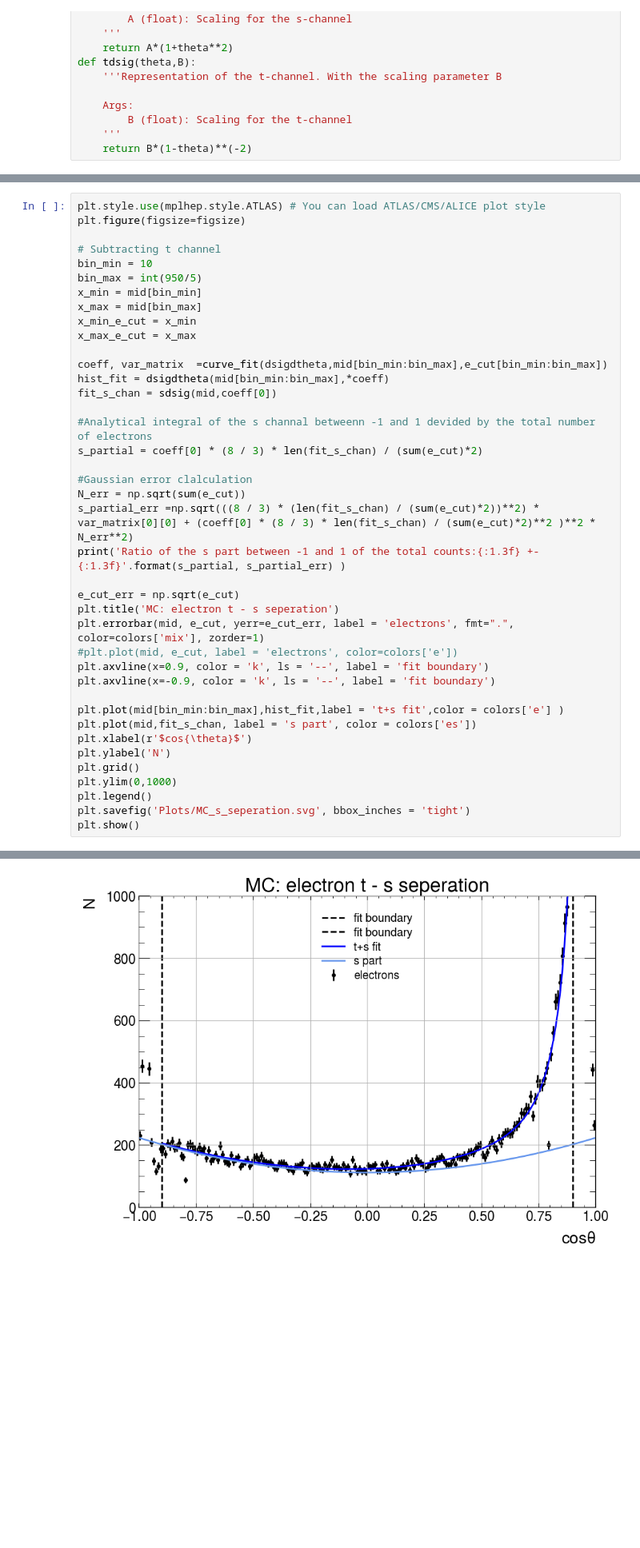
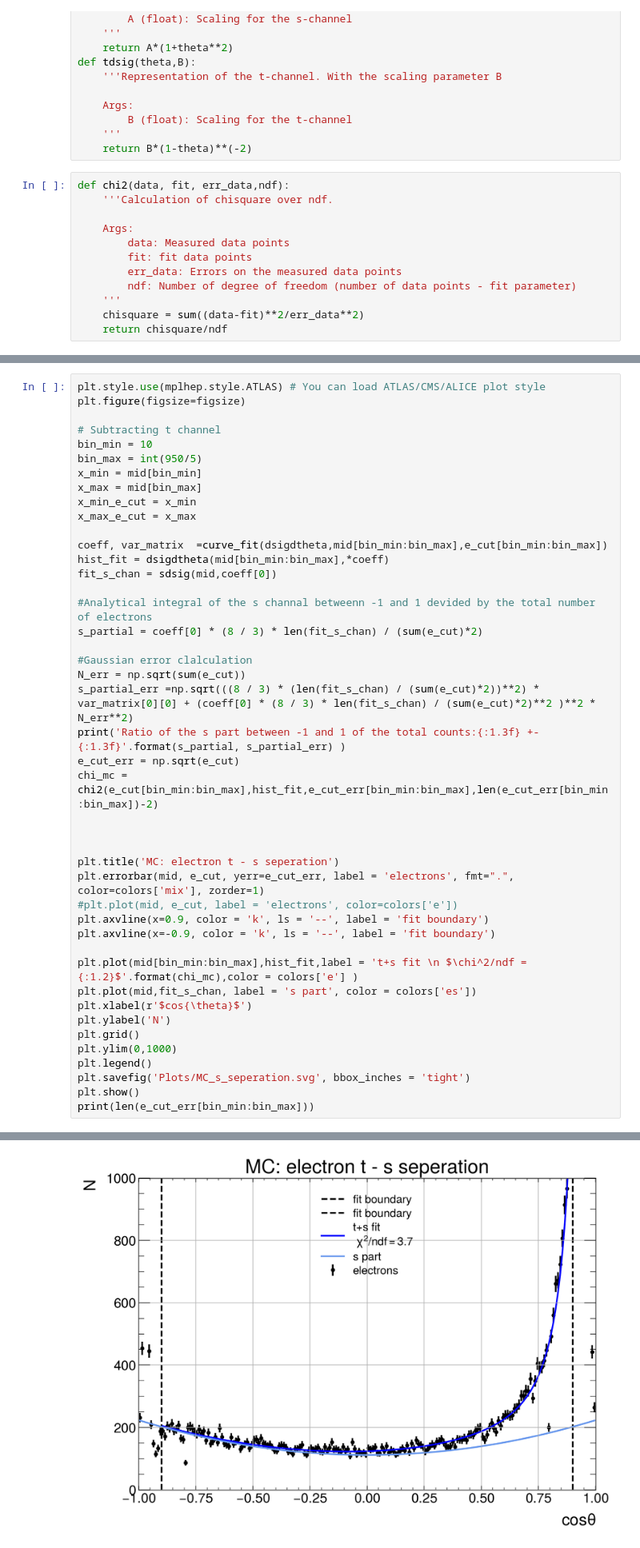
Before and after one commit to lukasg96/z0-precisionmeasurement, a Jupyter notebook: z0_experiment_Philipp_Bronner_Lukas_Grunwald.ipynb, the cells around one changed output, grey strips where cells are left out. Shown at 80% size. Saved outputs shown, nothing was run; the diff lists cells and outputs as text; blank space fills up the shorter version.

```diff
--- a/z0_experiment_Philipp_Bronner_Lukas_Grunwald.ipynb
+++ b/z0_experiment_Philipp_Bronner_Lukas_Grunwald.ipynb
@@ -538,3 +538,15 @@ def tdsig(theta,B):
         B (float): Scaling for the t-channel
     '''
     return B*(1-theta)**(-2)
+# %%
+def chi2(data, fit, err_data,ndf):
+    '''Calculation of chisquare over ndf.
+
+    Args:
+        data: Measured data points
+        fit: fit data points
+        err_data: Errors on the measured data points
+        ndf: Number of degree of freedom (number of data points - fit parameter)
+    '''
+    chisquare = sum((data-fit)**2/err_data**2)
+    return chisquare/ndf
@@ -551,33 +567,37 @@ x_min_e_cut = x_min
 x_max_e_cut = x_max
 
 coeff, var_matrix  =curve_fit(dsigdtheta,mid[bin_min:bin_max],e_cut[bin_min:bin_max])
 hist_fit = dsigdtheta(mid[bin_min:bin_max],*coeff)
 fit_s_chan = sdsig(mid,coeff[0])
 
 #Analytical integral of the s channal betweenn -1 and 1 devided by the total number of electrons
 s_partial = coeff[0] * (8 / 3) * len(fit_s_chan) / (sum(e_cut)*2)
 
 #Gaussian error clalculation
 N_err = np.sqrt(sum(e_cut))
 s_partial_err =np.sqrt(((8 / 3) * (len(fit_s_chan) / (sum(e_cut)*2))**2) * var_matrix[0][0] + (coeff[0] * (8 / 3) * len(fit_s_chan) / (sum(e_cut)*2)**2 )**2 * N_err**2)
 print('Ratio of the s part between -1 and 1 of the total counts:{:1.3f} +- {:1.3f}'.format(s_partial, s_partial_err) )
+e_cut_err = np.sqrt(e_cut)
+chi_mc = chi2(e_cut[bin_min:bin_max],hist_fit,e_cut_err[bin_min:bin_max],len(e_cut_err[bin_min:bin_max])-2)
 
-e_cut_err = np.sqrt(e_cut)
+
+
 plt.title('MC: electron t - s seperation')
 plt.errorbar(mid, e_cut, yerr=e_cut_err, label = 'electrons', fmt=".", color=colors['mix'], zorder=1)
 #plt.plot(mid, e_cut, label = 'electrons', color=colors['e'])
 plt.axvline(x=0.9, color = 'k', ls = '--', label = 'fit boundary')
 plt.axvline(x=-0.9, color = 'k', ls = '--', label = 'fit boundary')
 
-plt.plot(mid[bin_min:bin_max],hist_fit,label = 't+s fit',color = colors['e'] )
+plt.plot(mid[bin_min:bin_max],hist_fit,label = 't+s fit \n $\chi^2/ndf = {:1.2}$'.format(chi_mc),color = colors['e'] )
 plt.plot(mid,fit_s_chan, label = 's part', color = colors['es'])
 plt.xlabel(r'$cos{\theta}$')
 plt.ylabel('N')
 plt.grid()
 plt.ylim(0,1000)
 plt.legend()
 plt.savefig('Plots/MC_s_seperation.svg', bbox_inches = 'tight')
 plt.show()
+print(len(e_cut_err[bin_min:bin_max]))
 # %% [output]
 Ratio of the s part between -1 and 1 of the total counts:0.544 +- 0.005
-[figure, old version]
+[figure, new version]
```
Also changed, not shown: parts of 11 cells of this notebook.
